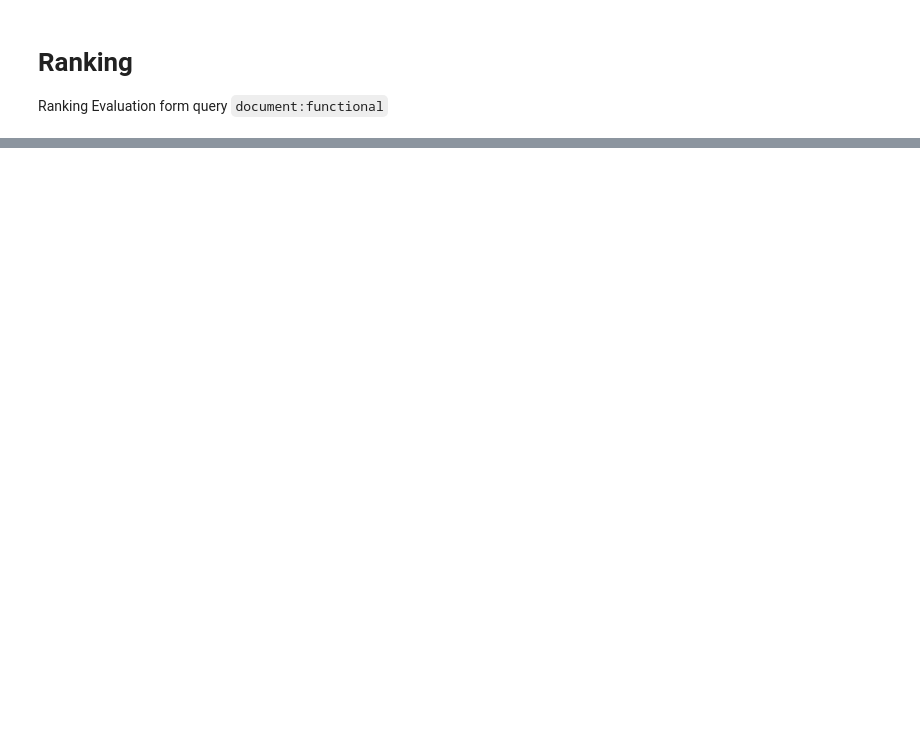
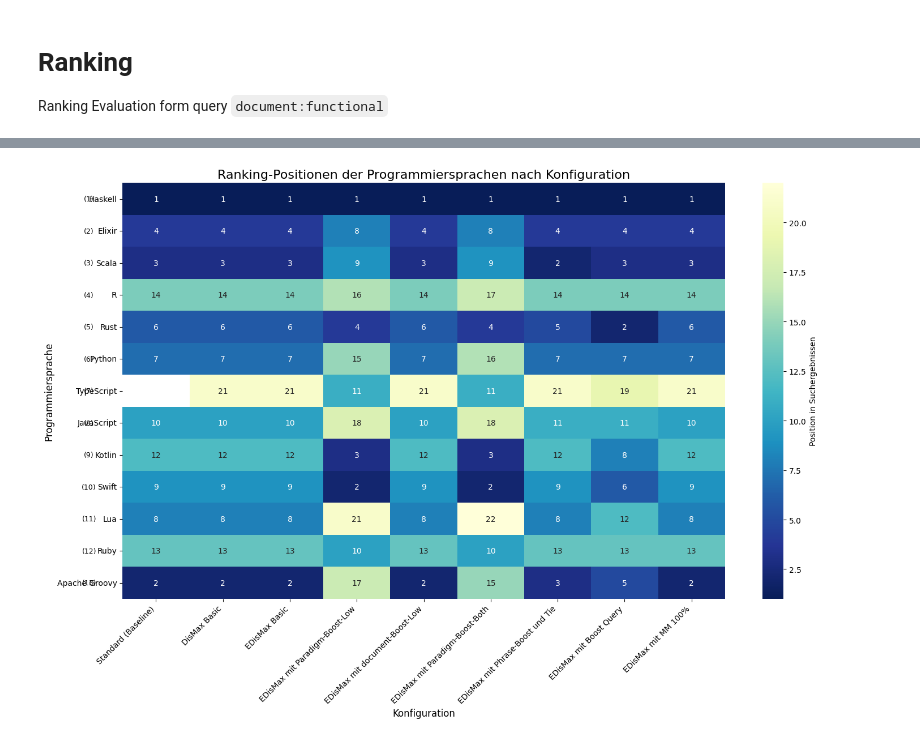
Before and after one commit to kev5655/bfh-irsed, a Jupyter notebook: ranking-functionla.ipynb, the cells around one changed output, grey strips where cells are left out. Cells and saved outputs as stored; diff of their text form; code cells hidden in the pictures; blank space fills up the shorter version.

```diff
--- a/ranking-functionla.ipynb
+++ b/ranking-functionla.ipynb
@@ -338,0 +215,96 @@ plt.show()
+# %%
+!pip install seaborn
+
+import numpy as np
+import matplotlib.pyplot as plt
+import seaborn as sns
+
+# Erstelle eine Struktur für die Positionen jeder Sprache in jeder Konfiguration
+languages = expect_rank  # Verwende die erwarteten Sprachen
+language_names = [lang["lang"] for lang in languages]
+config_names = [config_result["config"]["name"] for config_result in all_results]
+
+# Matrix für die Heatmap (Zeilen = Sprachen, Spalten = Konfigurationen)
+rank_matrix = np.zeros((len(language_names), len(config_names)))
+found_matrix = np.zeros((len(language_names), len(config_names)), dtype=bool)
+
+# Fülle die Matrix mit den tatsächlichen Rangpositionen
+for i, config_result in enumerate(all_results):
+    # Nimm das erste Ergebnis (document:functional) für jede Konfiguration
+    result = config_result["results"][0]
+
+    # Extrahiere die Rangpositionen
+    for rank_info in result["ranking"]:
+        lang = rank_info["lang"]
+        if lang in language_names:
+            idx = language_names.index(lang)
+            rank_matrix[idx, i] = rank_info["actual_rank"]
+            found_matrix[idx, i] = True
+
+    # Markiere nicht gefundene Sprachen mit einem hohen Wert
+    for j, lang in enumerate(language_names):
+        if not found_matrix[j, i]:
+            rank_matrix[j, i] = len(language_names) + 5  # Höher als alle anderen Positionen
+
+# Erstelle die Heatmap
+plt.figure(figsize=(15, 10))
+ax = sns.heatmap(rank_matrix,
+                annot=True,
+                fmt=".0f",
+                cmap="YlGnBu_r",  # Reversed colormap (niedrigere Werte = besser = dunkler)
+                xticklabels=config_names,
+                yticklabels=language_names,
+                cbar_kws={'label': 'Position in Suchergebnissen'})
+
+# Passe die Darstellung an
+plt.title('Ranking-Positionen der Programmiersprachen nach Konfiguration', fontsize=16)
+plt.xlabel('Konfiguration', fontsize=12)
+plt.ylabel('Programmiersprache', fontsize=12)
+plt.xticks(rotation=45, ha='right')
+plt.tight_layout()
+
+# Zeige Erwartete Position neben Sprachnamen
+for i, lang in enumerate(languages):
+    expected_rank = lang["rank"]
+    plt.text(-0.5, i + 0.5, f"({expected_rank})",
+             horizontalalignment='center',
+             verticalalignment='center',
+             fontsize=9)
+
+plt.show()
+
+# Erstelle auch eine Heatmap mit Abweichungen vom erwarteten Rang
+deviation_matrix = np.zeros_like(rank_matrix)
+for i, lang in enumerate(languages):
+    expected_rank = lang["rank"]
+    for j in range(len(config_names)):
+        if found_matrix[i, j]:
+            deviation_matrix[i, j] = abs(rank_matrix[i, j] - expected_rank)
+        else:
+            deviation_matrix[i, j] = len(language_names)  # Hoher Wert für nicht gefundene
+
+plt.figure(figsize=(15, 10))
+ax = sns.heatmap(deviation_matrix,
+                annot=True,
+                fmt=".0f",
+                cmap="RdYlGn_r",  # Rot = schlechter (höhere Abweichung), Grün = besser (niedrigere Abweichung)
+                xticklabels=config_names,
+                yticklabels=language_names,
+                cbar_kws={'label': 'Abweichung vom erwarteten Rang'})
+
+plt.title('Rang-Abweichung vom Idealwert nach Konfiguration', fontsize=16)
+plt.xlabel('Konfiguration', fontsize=12)
+plt.ylabel('Programmiersprache', fontsize=12)
+plt.xticks(rotation=45, ha='right')
+plt.tight_layout()
+
+# Zeige Erwartete Position neben Sprachnamen
+for i, lang in enumerate(languages):
+    expected_rank = lang["rank"]
+    plt.text(-0.5, i + 0.5, f"({expected_rank})",
+             horizontalalignment='center',
+             verticalalignment='center',
+             fontsize=9)
+
+plt.show()
+# %% [output]
@@ -338,0 +327 @@ plt.show()
+[figure, added]
```
Also changed, not shown: parts of 6 cells of this notebook, 16 other files.
